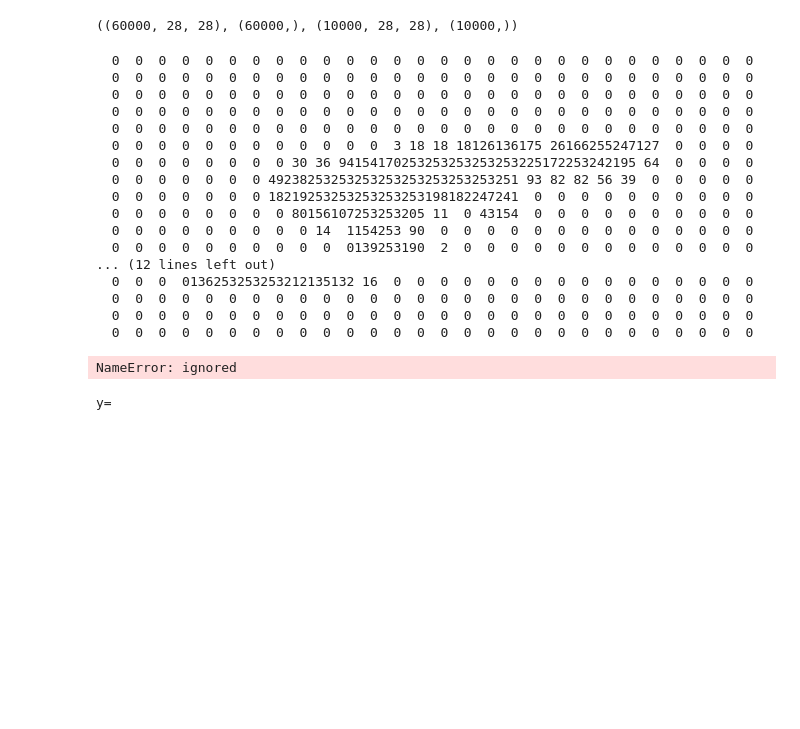
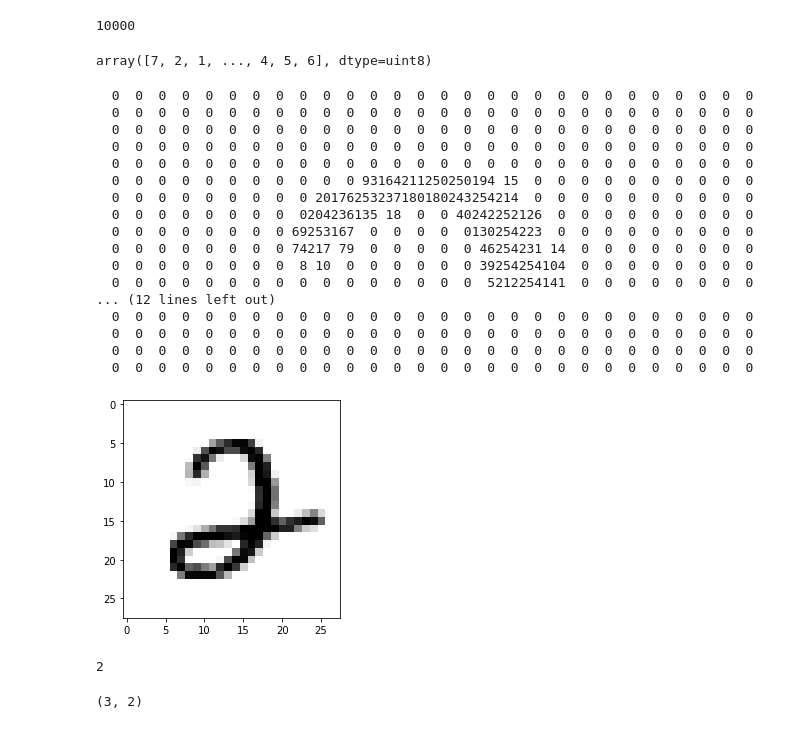
Before and after one commit to zoekuo516/HomeWork-2-, a Jupyter notebook: Homework#2.ipynb, the cells around one changed output. Saved outputs shown, nothing was run; the diff lists cells and outputs as text; code cells hidden in the pictures; blank space fills up the shorter version.

```diff
--- a/Homework#2.ipynb
+++ b/Homework#2.ipynb
@@ -6,3 +4,6 @@
 import numpy as np
 import tensorflow as tf
 import tensorflow.keras as keras
+# %%
+from tensorflow.keras.datasets import mnist
+(train_images, train_labels), (test_images, test_labels) = mnist.load_data()
@@ -9,11 +26,15 @@ import tensorflow.keras as keras
+# %%
+len(test_labels)
+# %% [output]
+10000
+# %%
+test_labels
+# %% [output]
+array([7, 2, 1, ..., 4, 5, 6], dtype=uint8)
 # %%
 (xr,yr), (xt,yt)= keras.datasets.mnist.load_data()
-# %%
-xr.shape, yr.shape, xt.shape, yt.shape
-# %% [output]
-((60000, 28, 28), (60000,), (10000, 28, 28), (10000,))
 # %%
-x= xr[0]
+x= xr[16]
 #%%
 for i in range(28):
     for j in range(28):
@@ -26,27 +47,22 @@ for i in range(28):
   0  0  0  0  0  0  0  0  0  0  0  0  0  0  0  0  0  0  0  0  0  0  0  0  0  0  0  0
   0  0  0  0  0  0  0  0  0  0  0  0  0  0  0  0  0  0  0  0  0  0  0  0  0  0  0  0
   0  0  0  0  0  0  0  0  0  0  0  0  0  0  0  0  0  0  0  0  0  0  0  0  0  0  0  0
-  0  0  0  0  0  0  0  0  0  0  0  0  3 18 18 18126136175 26166255247127  0  0  0  0
-  0  0  0  0  0  0  0  0 30 36 94154170253253253253253225172253242195 64  0  0  0  0
-  0  0  0  0  0  0  0 49238253253253253253253253253251 93 82 82 56 39  0  0  0  0  0
-  0  0  0  0  0  0  0 18219253253253253253198182247241  0  0  0  0  0  0  0  0  0  0
-  0  0  0  0  0  0  0  0 80156107253253205 11  0 43154  0  0  0  0  0  0  0  0  0  0
-  0  0  0  0  0  0  0  0  0 14  1154253 90  0  0  0  0  0  0  0  0  0  0  0  0  0  0
-  0  0  0  0  0  0  0  0  0  0  0139253190  2  0  0  0  0  0  0  0  0  0  0  0  0  0
+  0  0  0  0  0  0  0  0  0  0  0 93164211250250194 15  0  0  0  0  0  0  0  0  0  0
+  0  0  0  0  0  0  0  0  0 20176253237180180243254214  0  0  0  0  0  0  0  0  0  0
+  0  0  0  0  0  0  0  0  0204236135 18  0  0 40242252126  0  0  0  0  0  0  0  0  0
+  0  0  0  0  0  0  0  0 69253167  0  0  0  0  0130254223  0  0  0  0  0  0  0  0  0
+  0  0  0  0  0  0  0  0 74217 79  0  0  0  0  0 46254231 14  0  0  0  0  0  0  0  0
+  0  0  0  0  0  0  0  0  8 10  0  0  0  0  0  0 39254254104  0  0  0  0  0  0  0  0
+  0  0  0  0  0  0  0  0  0  0  0  0  0  0  0  0  5212254141  0  0  0  0  0  0  0  0
 ... (12 lines left out)
-  0  0  0  0136253253253212135132 16  0  0  0  0  0  0  0  0  0  0  0  0  0  0  0  0
   0  0  0  0  0  0  0  0  0  0  0  0  0  0  0  0  0  0  0  0  0  0  0  0  0  0  0  0
   0  0  0  0  0  0  0  0  0  0  0  0  0  0  0  0  0  0  0  0  0  0  0  0  0  0  0  0
   0  0  0  0  0  0  0  0  0  0  0  0  0  0  0  0  0  0  0  0  0  0  0  0  0  0  0  0
+  0  0  0  0  0  0  0  0  0  0  0  0  0  0  0  0  0  0  0  0  0  0  0  0  0  0  0  0
 # %%
 import matplotlib.pyplot as plt
-digit = train_images[4]
+digit = train_images[16]
 plt.imshow(digit, cmap=plt.cm.binary)
 plt.show()
 # %% [output]
-NameError: ignored
+[figure, added]
-# %%
-y= yr[0]
-print(f'y= ')
-# %% [output]
-y=
@@ -55,0 +69,4 @@ xt1= xt.reshape(-1, 28*28)
+# %%
+train_labels[16]
+# %% [output]
+2
@@ -55,0 +75,7 @@ xt1= xt.reshape(-1, 28*28)
+# %%
+x = np.array([[0., 1.],
+             [2., 3.],
+             [4., 5.]])
+x.shape
+# %% [output]
+(3, 2)
```
Also changed, not shown: parts of 32 cells of this notebook.
